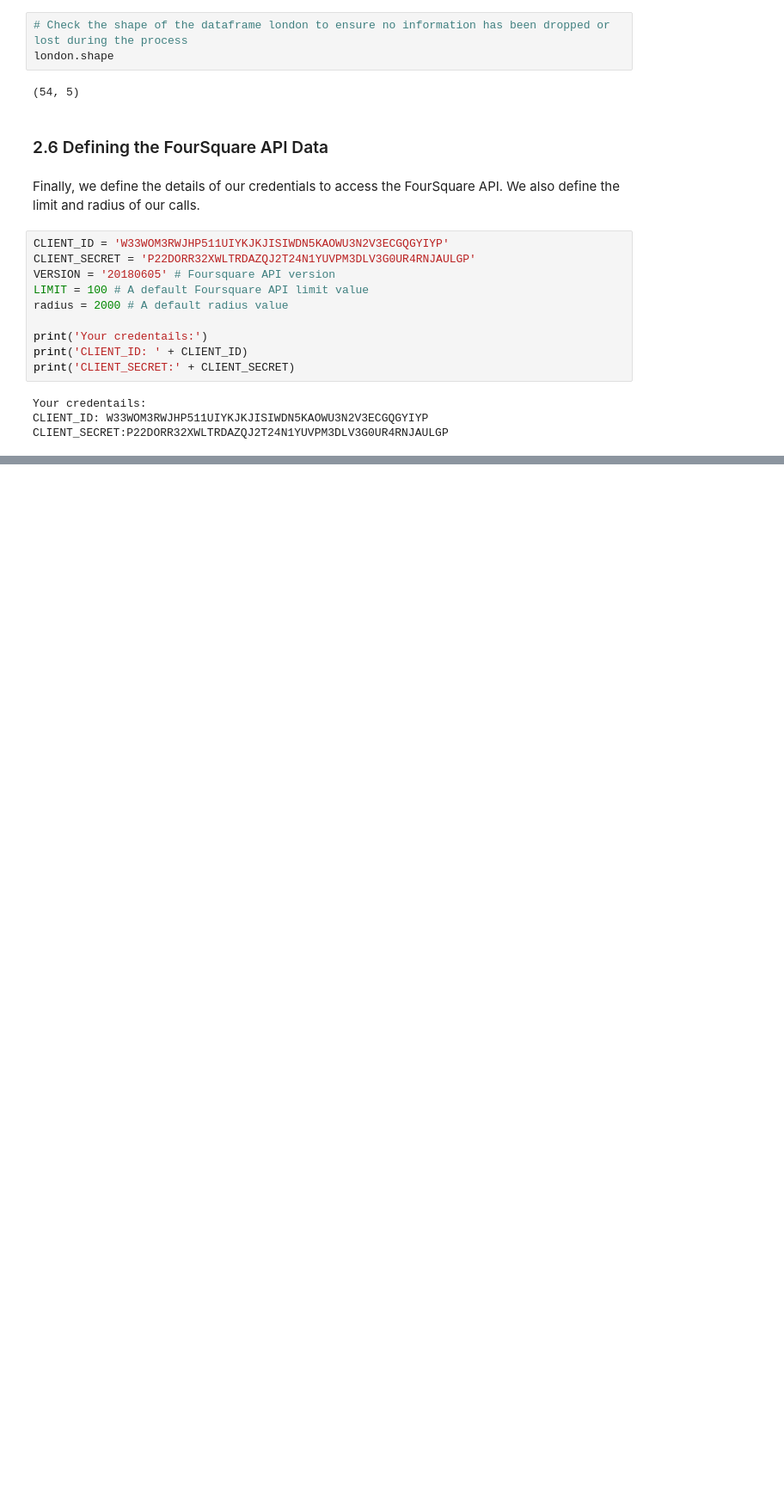
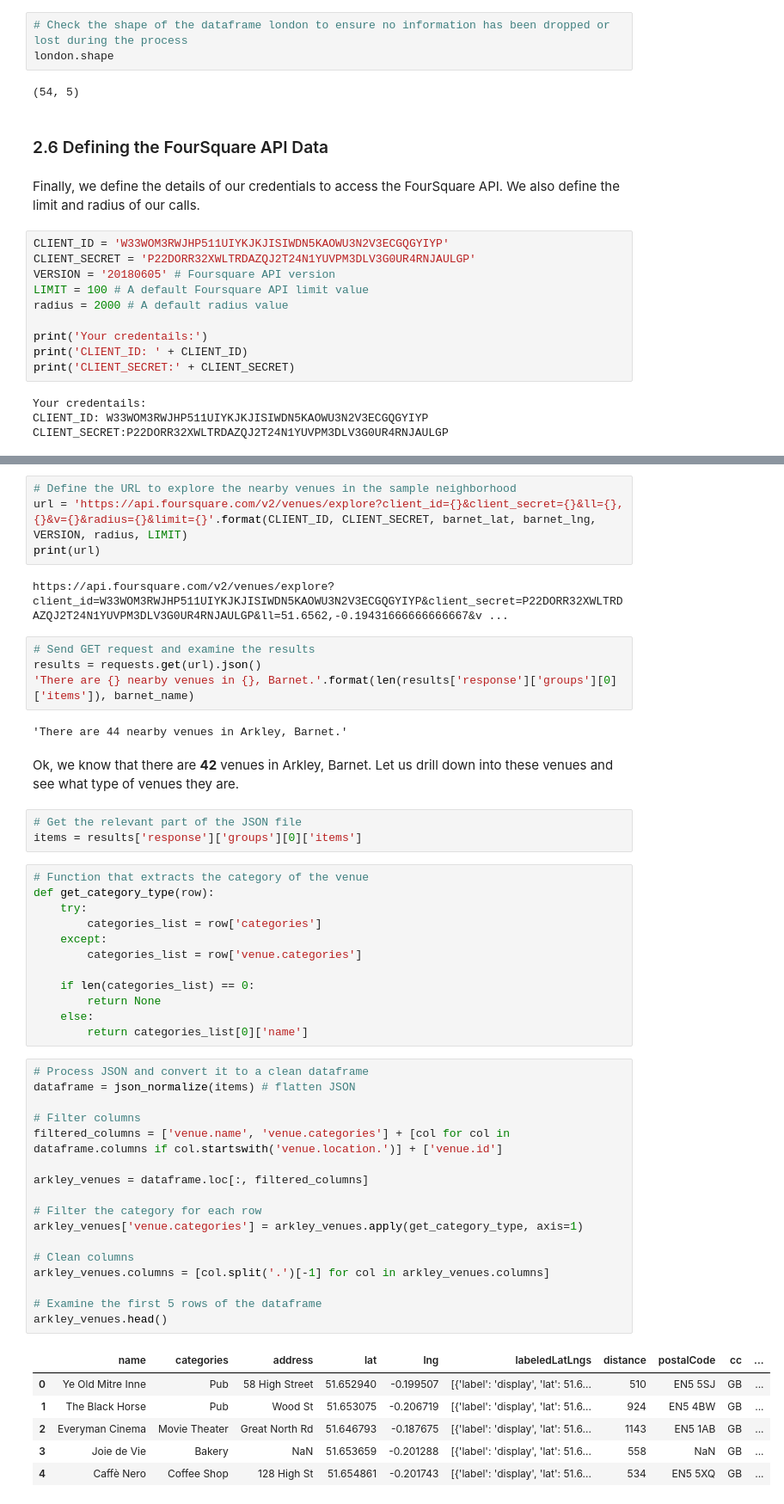
Before and after one commit to charchang/Capstone-Project, a Jupyter notebook: Battle of the Neighborhoods.ipynb, the cells around one changed output, grey strips where cells are left out. Shown at 86% size. Drawn from its saved outputs; the diff is of its cells as text; blank space fills up the shorter version.

```diff
--- a/Battle of the Neighborhoods.ipynb
+++ b/Battle of the Neighborhoods.ipynb
@@ -320,0 +330,53 @@ CLIENT_SECRET:P22DORR32XWLTRDAZQJ2T24N1YUVPM3DLV3G0UR4RNJAULGP
+# %%
+# Define the URL to explore the nearby venues in the sample neighborhood
+url = 'https://api.foursquare.com/v2/venues/explore?client_id={}&client_secret={}&ll={},{}&v={}&radius={}&limit={}'.format(CLIENT_ID, CLIENT_SECRET, barnet_lat, barnet_lng, VERSION, radius, LIMIT)
+print(url)
+# %% [output]
+https://api.foursquare.com/v2/venues/explore?client_id=W33WOM3RWJHP511UIYKJKJISIWDN5KAOWU3N2V3ECGQGYIYP&client_secret=P22DORR32XWLTRDAZQJ2T24N1YUVPM3DLV3G0UR4RNJAULGP&ll=51.6562,-0.19431666666666667&v ...
+# %%
+# Send GET request and examine the results
+results = requests.get(url).json()
+'There are {} nearby venues in {}, Barnet.'.format(len(results['response']['groups'][0]['items']), barnet_name)
+# %% [output]
+'There are 44 nearby venues in Arkley, Barnet.'
+# %% [markdown]
+Ok, we know that there are **42** venues in Arkley, Barnet. Let us drill down into these venues and see what type of venues they are.
+# %%
+# Get the relevant part of the JSON file
+items = results['response']['groups'][0]['items']
+# %%
+# Function that extracts the category of the venue
+def get_category_type(row):
+    try:
+        categories_list = row['categories']
+    except:
+        categories_list = row['venue.categories']
+
+    if len(categories_list) == 0:
+        return None
+    else:
+        return categories_list[0]['name']
+# %%
+# Process JSON and convert it to a clean dataframe
+dataframe = json_normalize(items) # flatten JSON
+
+# Filter columns
+filtered_columns = ['venue.name', 'venue.categories'] + [col for col in dataframe.columns if col.startswith('venue.location.')] + ['venue.id']
+
+arkley_venues = dataframe.loc[:, filtered_columns]
+
+# Filter the category for each row
+arkley_venues['venue.categories'] = arkley_venues.apply(get_category_type, axis=1)
+
+# Clean columns
+arkley_venues.columns = [col.split('.')[-1] for col in arkley_venues.columns]
+
+# Examine the first 5 rows of the dataframe
+arkley_venues.head()
+# %% [output]
+|  | name | categories | address | lat | lng | labeledLatLngs | distance | postalCode | cc | ... |
+| 0 | Ye Old Mitre Inne | Pub | 58 High Street | 51.652940 | -0.199507 | [{'label': 'display', 'lat': 51.6... | 510 | EN5 5SJ | GB | ... |
+| 1 | The Black Horse | Pub | Wood St | 51.653075 | -0.206719 | [{'label': 'display', 'lat': 51.6... | 924 | EN5 4BW | GB | ... |
+| 2 | Everyman Cinema | Movie Theater | Great North Rd | 51.646793 | -0.187675 | [{'label': 'display', 'lat': 51.6... | 1143 | EN5 1AB | GB | ... |
+| 3 | Joie de Vie | Bakery | NaN | 51.653659 | -0.201288 | [{'label': 'display', 'lat': 51.6... | 558 | NaN | GB | ... |
+| 4 | Caffè Nero | Coffee Shop | 128 High St | 51.654861 | -0.201743 | [{'label': 'display', 'lat': 51.6... | 534 | EN5 5XQ | GB | ... |
```
Also changed, not shown: parts of 45 cells of this notebook.
